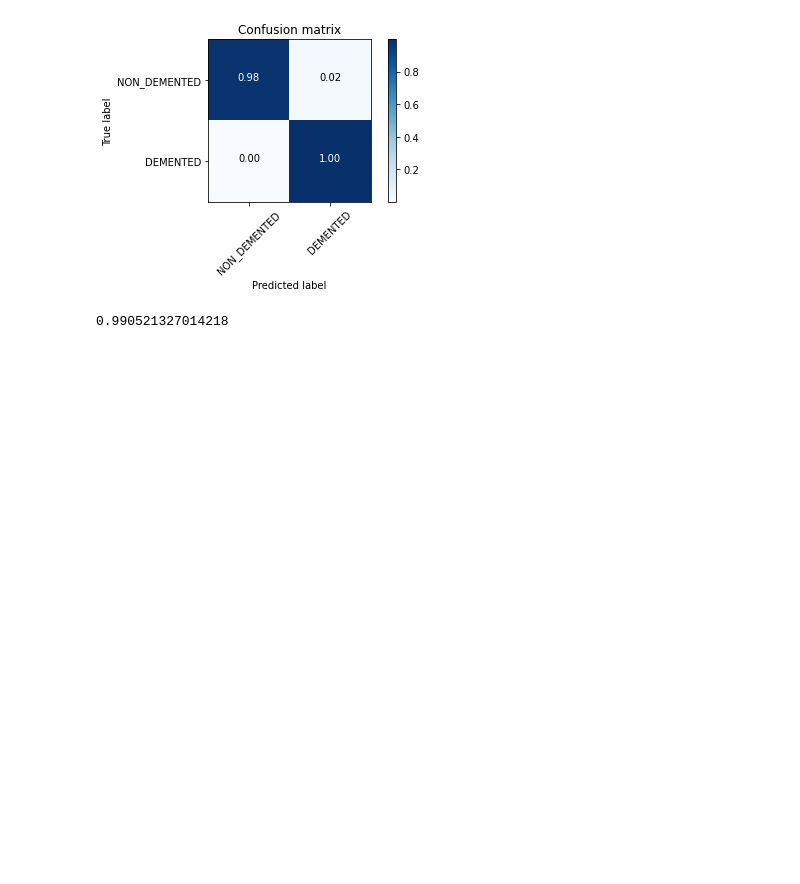
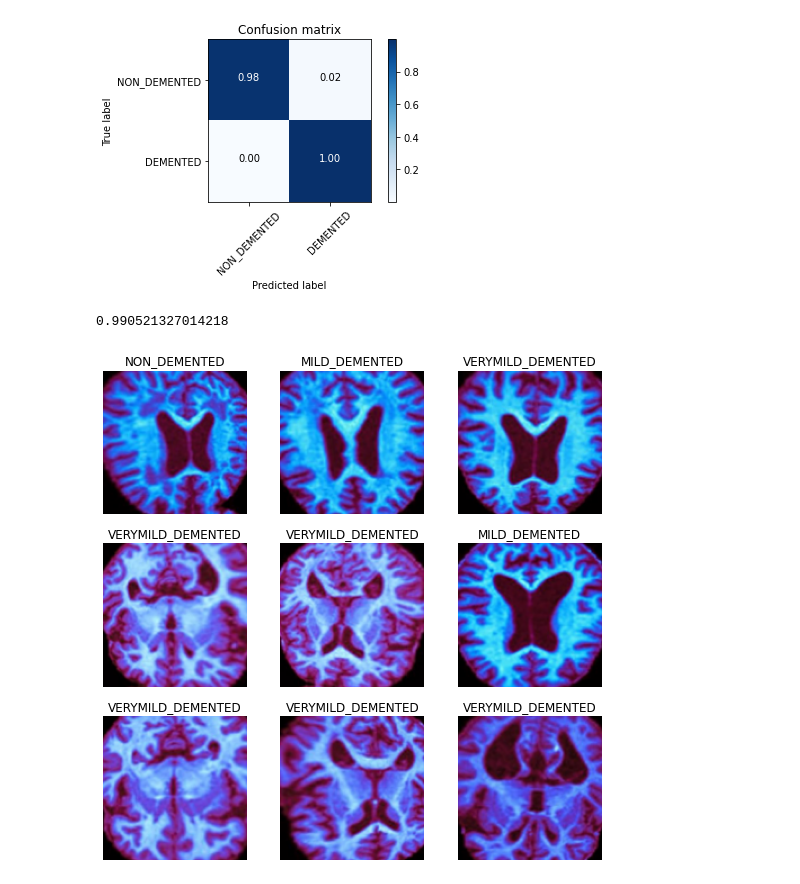
Before and after one commit to PaulKMandal/Alzheimer-Detection, a Jupyter notebook: Modelv11Stats.ipynb, the cells around one changed output. Saved outputs shown, nothing was run; the diff lists cells and outputs as text; code cells hidden in the pictures; blank space fills up the shorter version.

```diff
--- a/Modelv11Stats.ipynb
+++ b/Modelv11Stats.ipynb
@@ -225,3 +229,12 @@ biacc = (315 + 223 + 89) / (315+5+1+89+223)
 biacc
 # %% [output]
 0.990521327014218
+# %%
+from fastai.vision.all import *
+
+dls = ImageDataLoaders.from_folder(TEST_DIR, valid_pct=0.2, seed=30,
+    item_tfms=Resize(480, method='squish'),
+    batch_tfms=aug_transforms(size=128, min_scale=0.75))
+dls.show_batch(max_n=9)
+# %% [output]
+[figure, added]
```
Also changed, not shown: parts of 1 cell of this notebook.
